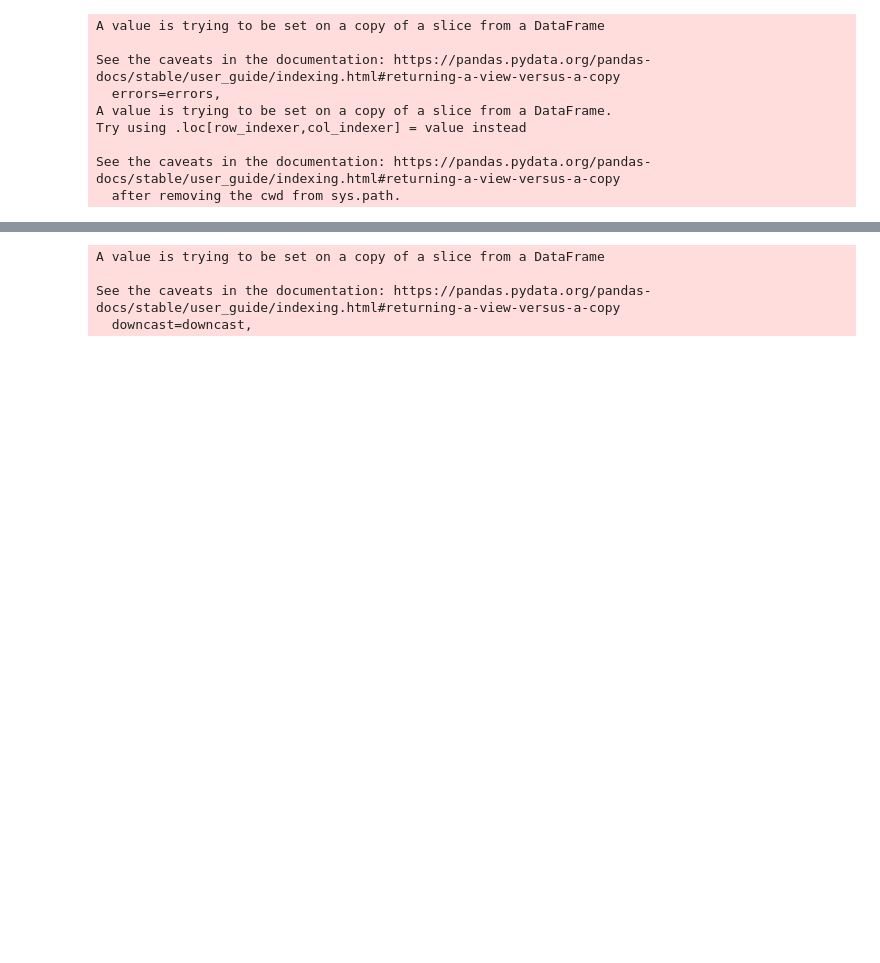
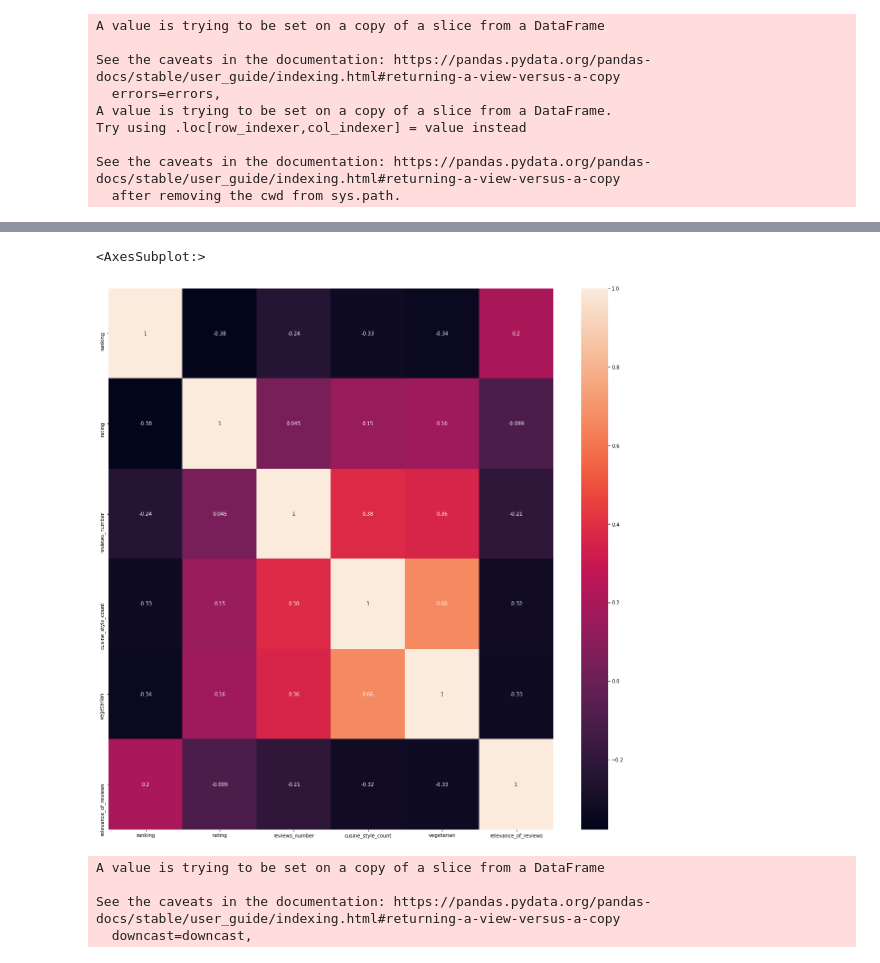
Before and after one commit to lagunovartur/skillfactory_rds, a Jupyter notebook: module_3/your_first_model.ipynb, the cells around one changed output, grey strips where cells are left out. Cells and saved outputs as stored; diff of their text form; code cells hidden in the pictures; blank space fills up the shorter version.

```diff
--- a/module_3/your_first_model.ipynb
+++ b/module_3/your_first_model.ipynb
@@ -257,12 +266,6 @@ Try using .loc[row_indexer,col_indexer] = value instead
 
 See the caveats in the documentation: https://pandas.pydata.org/pandas-docs/stable/user_guide/indexing.html#returning-a-view-versus-a-copy
   after removing the cwd from sys.path.
-# %%
-#Разделим данные по городам
-cities = preparation1['city'].value_counts().reset_index()['index']
-for city in cities:
-    preparation1[city] = preparation1['city'].apply(lambda x: float(city == x))
-    numeric_columns.append(city)
 # %%
 #Добавим признак актуальности отзывов - количество дней от последнего отзыва до текущей даты
 mm_reviews['relevance_of_reviews'] = mm_reviews['max'].apply(lambda max: max if  pd.isna(max)\
@@ -273,0 +284,7 @@ preparation1.head()
+# %%
+plt.figure(figsize=(20,20))
+sns.heatmap(preparation1[numeric_columns].corr(),annot=True)
+#Сильной корреляции нет
+# %% [output]
+<AxesSubplot:>
+[figure, added]
```
Also changed, not shown: parts of 5 cells of this notebook.
